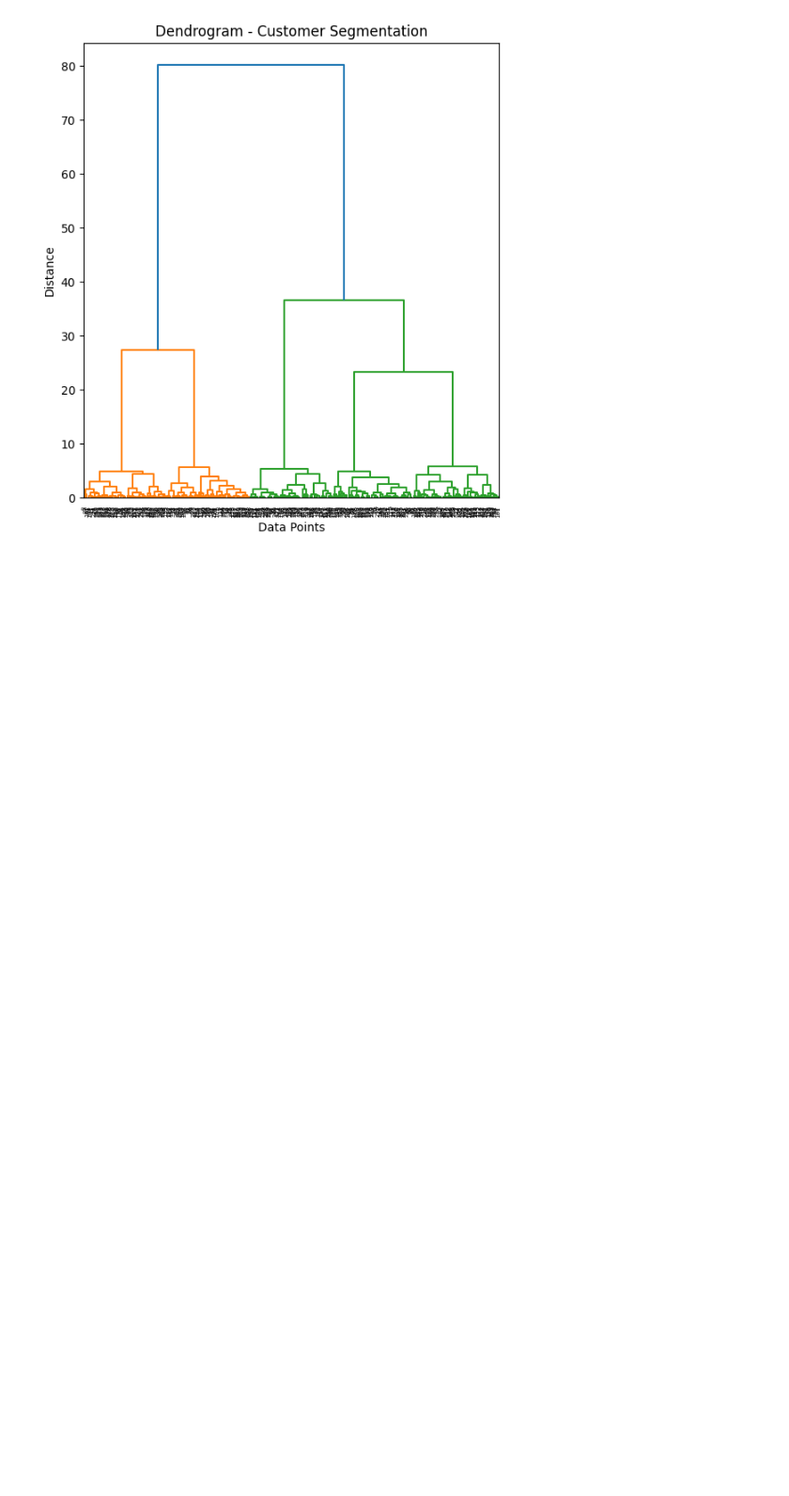
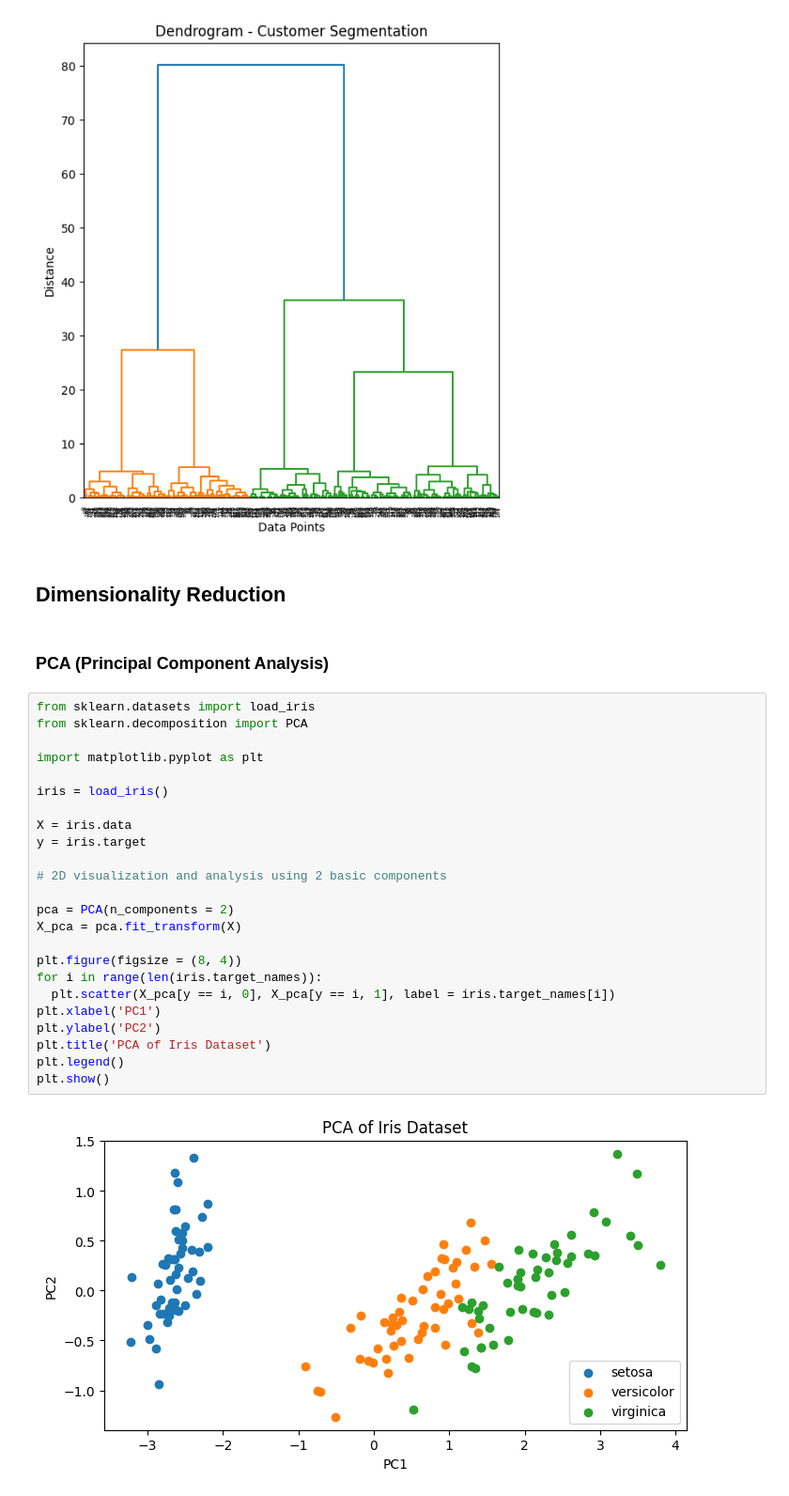
Before and after one commit to sultankeles/MachineLearning, a Jupyter notebook: MachineLearning.ipynb, the cells around one changed output. Shown at 94% size. Saved outputs shown, nothing was run; the diff lists cells and outputs as text; blank space fills up the shorter version.

```diff
--- a/MachineLearning.ipynb
+++ b/MachineLearning.ipynb
@@ -1893,3 +1893,33 @@ plt.show()
 [figure]
 [figure]
 [figure]
+# %% [markdown]
+## Dimensionality Reduction
+# %% [markdown]
+### PCA (Principal Component Analysis)
+# %%
+from sklearn.datasets import load_iris
+from sklearn.decomposition import PCA
+
+import matplotlib.pyplot as plt
+
+iris = load_iris()
+
+X = iris.data
+y = iris.target
+
+# 2D visualization and analysis using 2 basic components
+
+pca = PCA(n_components = 2)
+X_pca = pca.fit_transform(X)
+
+plt.figure(figsize = (8, 4))
+for i in range(len(iris.target_names)):
+  plt.scatter(X_pca[y == i, 0], X_pca[y == i, 1], label = iris.target_names[i])
+plt.xlabel('PC1')
+plt.ylabel('PC2')
+plt.title('PCA of Iris Dataset')
+plt.legend()
+plt.show()
+# %% [output]
+[figure, added]
```
Also changed, not shown: parts of 1 cell of this notebook.
